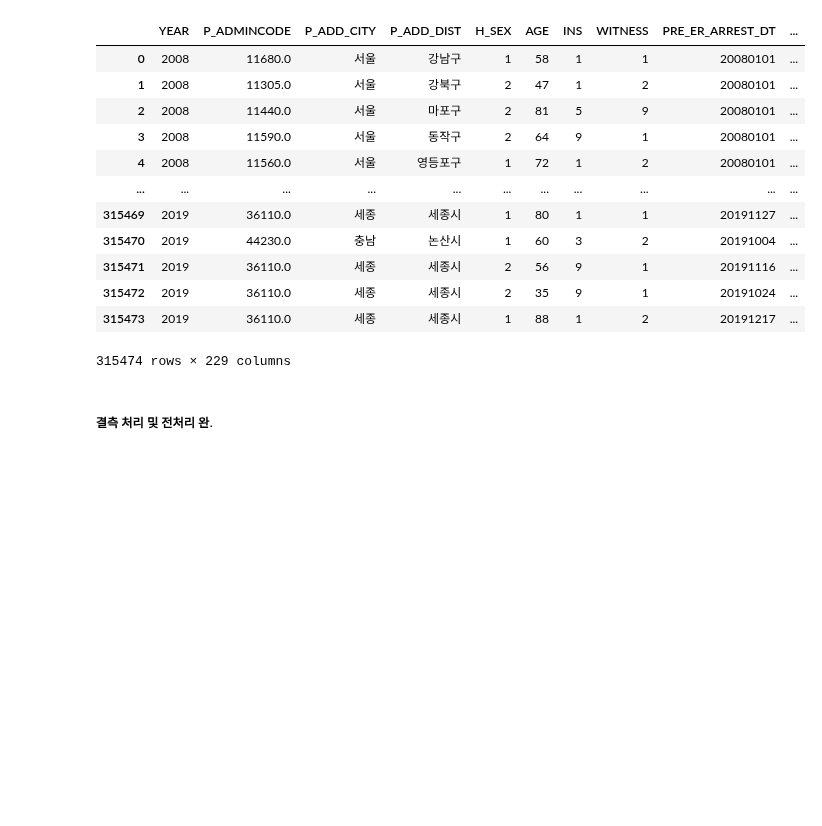
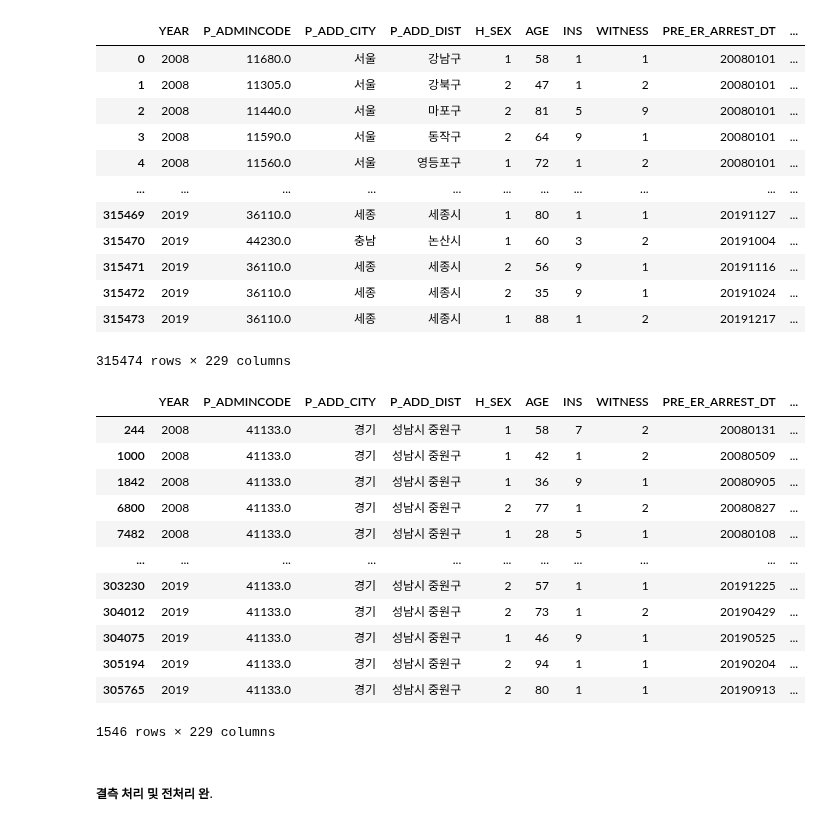
Before and after one commit to ZIO-KIM/SNUlab, a Jupyter notebook: OHCA_preprocess.ipynb, the cells around one changed output. Saved outputs shown, nothing was run; the diff lists cells and outputs as text; code cells hidden in the pictures; blank space fills up the shorter version.

```diff
--- a/OHCA_preprocess.ipynb
+++ b/OHCA_preprocess.ipynb
@@ -670,6 +689,22 @@ ohca_patient
 | 315472 | 2019 | 36110.0 | 세종 | 세종시 | 2 | 35 | 9 | 1 | 20191024 | ... |
 | 315473 | 2019 | 36110.0 | 세종 | 세종시 | 1 | 88 | 1 | 2 | 20191217 | ... |
 315474 rows × 229 columns
+# %%
+ohca_patient.loc[ohca_patient['P_ADMINCODE'] == 41133]    # 중원 check - 여기까지 잘 살아있음
+# %% [output]
+|  | YEAR | P_ADMINCODE | P_ADD_CITY | P_ADD_DIST | H_SEX | AGE | INS | WITNESS | PRE_ER_ARREST_DT | ... |
+| 244 | 2008 | 41133.0 | 경기 | 성남시 중원구 | 1 | 58 | 7 | 2 | 20080131 | ... |
+| 1000 | 2008 | 41133.0 | 경기 | 성남시 중원구 | 1 | 42 | 1 | 2 | 20080509 | ... |
+| 1842 | 2008 | 41133.0 | 경기 | 성남시 중원구 | 1 | 36 | 9 | 1 | 20080905 | ... |
+| 6800 | 2008 | 41133.0 | 경기 | 성남시 중원구 | 2 | 77 | 1 | 2 | 20080827 | ... |
+| 7482 | 2008 | 41133.0 | 경기 | 성남시 중원구 | 1 | 28 | 5 | 1 | 20080108 | ... |
+| ... | ... | ... | ... | ... | ... | ... | ... | ... | ... | ... |
+| 303230 | 2019 | 41133.0 | 경기 | 성남시 중원구 | 2 | 57 | 1 | 1 | 20191225 | ... |
+| 304012 | 2019 | 41133.0 | 경기 | 성남시 중원구 | 2 | 73 | 1 | 2 | 20190429 | ... |
+| 304075 | 2019 | 41133.0 | 경기 | 성남시 중원구 | 1 | 46 | 9 | 1 | 20190525 | ... |
+| 305194 | 2019 | 41133.0 | 경기 | 성남시 중원구 | 2 | 94 | 1 | 1 | 20190204 | ... |
+| 305765 | 2019 | 41133.0 | 경기 | 성남시 중원구 | 2 | 80 | 1 | 1 | 20190913 | ... |
+1546 rows × 229 columns
 # %% [markdown]
 ##### 결측 처리 및 전처리 완.
 # %% [markdown]
```
Also changed, not shown: parts of 94 cells of this notebook.
